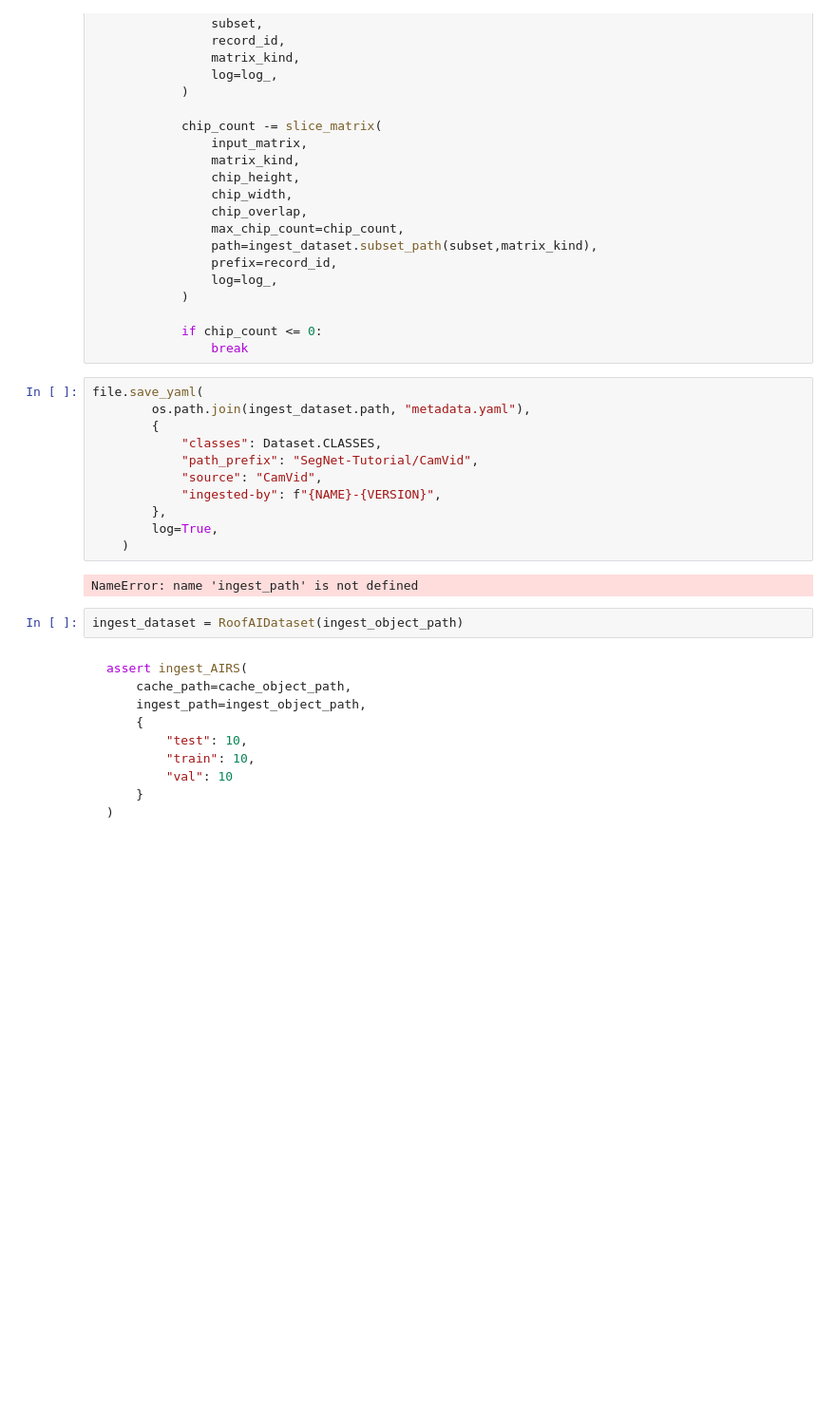
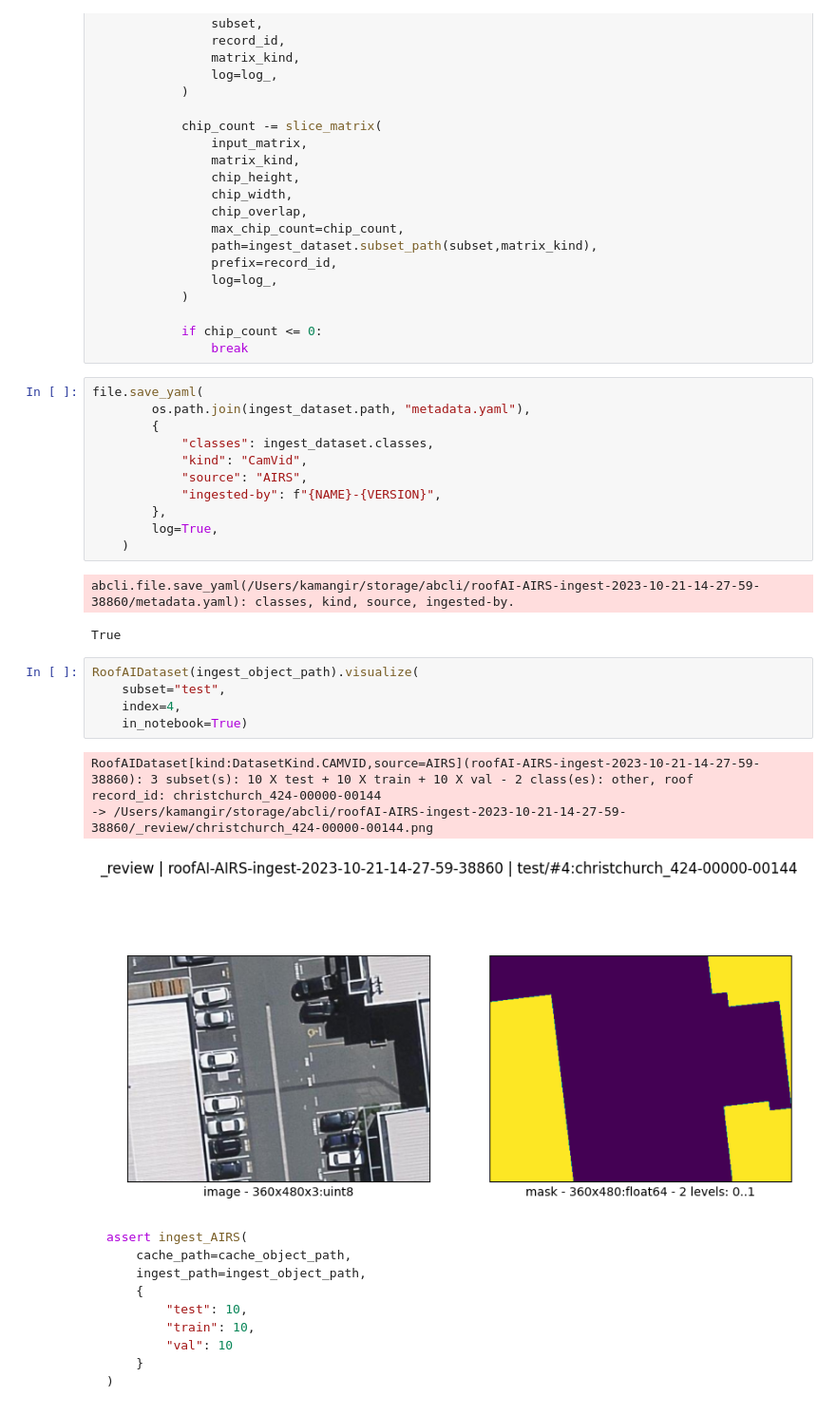
Before and after one commit to kamangir/roofAI, a Jupyter notebook: notebooks/dataset/ingest.ipynb, the cells around one changed output. Shown at 95% size. Saved outputs shown, nothing was run; the diff lists cells and outputs as text; blank space fills up the shorter version.

Commit message:
AIRS ingest - kamangir/bolt#420

````diff
--- a/notebooks/dataset/ingest.ipynb
+++ b/notebooks/dataset/ingest.ipynb
@@ -141,17 +142,26 @@ for subset in tqdm(counts.keys()):
 file.save_yaml(
         os.path.join(ingest_dataset.path, "metadata.yaml"),
         {
-            "classes": Dataset.CLASSES,
-            "path_prefix": "SegNet-Tutorial/CamVid",
-            "source": "CamVid",
+            "classes": ingest_dataset.classes,
+            "kind": "CamVid",
+            "source": "AIRS",
             "ingested-by": f"{NAME}-{VERSION}",
         },
         log=True,
     )
 # %% [output]
-NameError: name 'ingest_path' is not defined
+abcli.file.save_yaml(/Users/kamangir/storage/abcli/roofAI-AIRS-ingest-2023-10-21-14-27-59-38860/metadata.yaml): classes, kind, source, ingested-by.
+True
-# %%
-ingest_dataset = RoofAIDataset(ingest_object_path)
+# %%
+RoofAIDataset(ingest_object_path).visualize(
+    subset="test",
+    index=4,
+    in_notebook=True)
+# %% [output]
+RoofAIDataset[kind:DatasetKind.CAMVID,source=AIRS](roofAI-AIRS-ingest-2023-10-21-14-27-59-38860): 3 subset(s): 10 X test + 10 X train + 10 X val - 2 class(es): other, roof
+record_id: christchurch_424-00000-00144
+-> /Users/kamangir/storage/abcli/roofAI-AIRS-ingest-2023-10-21-14-27-59-38860/_review/christchurch_424-00000-00144.png
+[figure, added]
 # %% [markdown]
 ```python
 assert ingest_AIRS(
````
Also changed, not shown: parts of 6 cells of this notebook, 4 other files.
